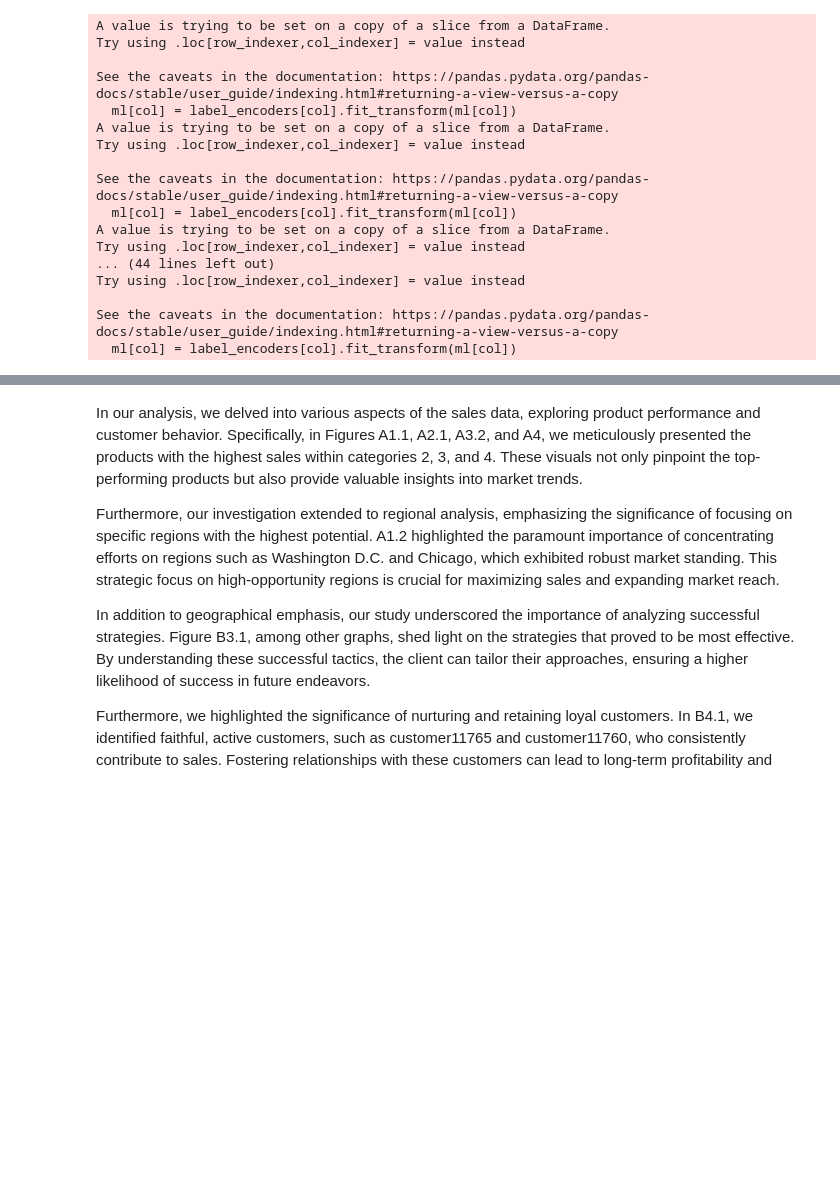
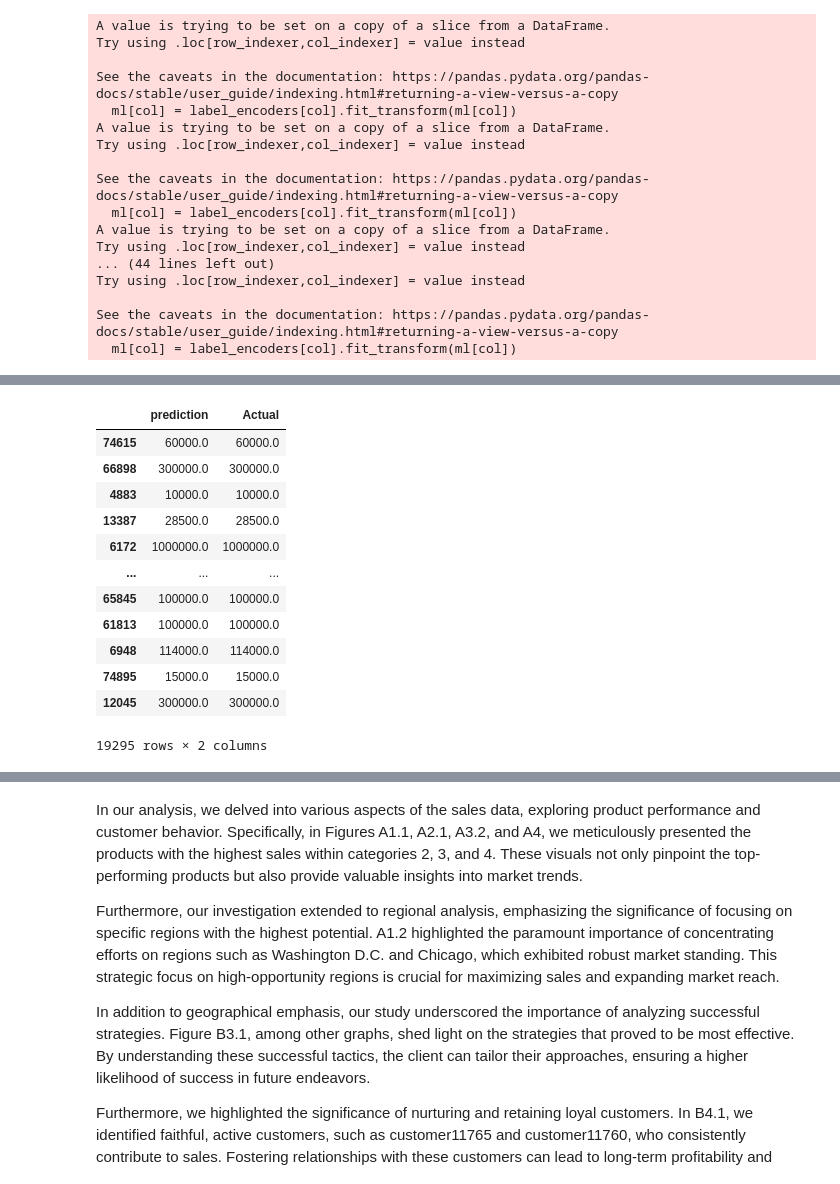
Before and after one commit to koud-dany/Case-Study-report, a Jupyter notebook: Insights_&amp;_Analytic_Case_Study.ipynb, the cells around one changed output, grey strips where cells are left out. Drawn from its saved outputs; the diff is of its cells as text; code cells hidden in the pictures; blank space fills up the shorter version.

```diff
--- a/Insights_&amp;_Analytic_Case_Study.ipynb
+++ b/Insights_&amp;_Analytic_Case_Study.ipynb
@@ -1596,14 +1622,0 @@ predictions = rf.predict(X_test)
-# %%
-from sklearn.metrics import mean_absolute_error, mean_squared_error, r2_score
-
-# Calculate Mean Absolute Error (MAE)
-mae = mean_absolute_error(y_test, predictions)
-print(f'Mean Absolute Error (MAE): {mae:.2f}')
-
-# Calculate Mean Squared Error (MSE)
-mse = mean_squared_error(y_test, predictions)
-print(f'Mean Squared Error (MSE): {mse:.2f}')
-
-# Calculate R-squared (R2) score
-r2 = r2_score(y_test, predictions)
-print(f'R-squared (R2) Score: {r2:.2f}')
@@ -1682,0 +1770,18 @@ plt.show()
+# %%
+pred_df= pd.DataFrame({"prediction":new_data_predictions, "Actual": y_test} )
+
+pred_df
+# %% [output]
+|  | prediction | Actual |
+| 74615 | 60000.0 | 60000.0 |
+| 66898 | 300000.0 | 300000.0 |
+| 4883 | 10000.0 | 10000.0 |
+| 13387 | 28500.0 | 28500.0 |
+| 6172 | 1000000.0 | 1000000.0 |
+| ... | ... | ... |
+| 65845 | 100000.0 | 100000.0 |
+| 61813 | 100000.0 | 100000.0 |
+| 6948 | 114000.0 | 114000.0 |
+| 74895 | 15000.0 | 15000.0 |
+| 12045 | 300000.0 | 300000.0 |
+19295 rows × 2 columns
```
Also changed, not shown: parts of 35 cells of this notebook.
